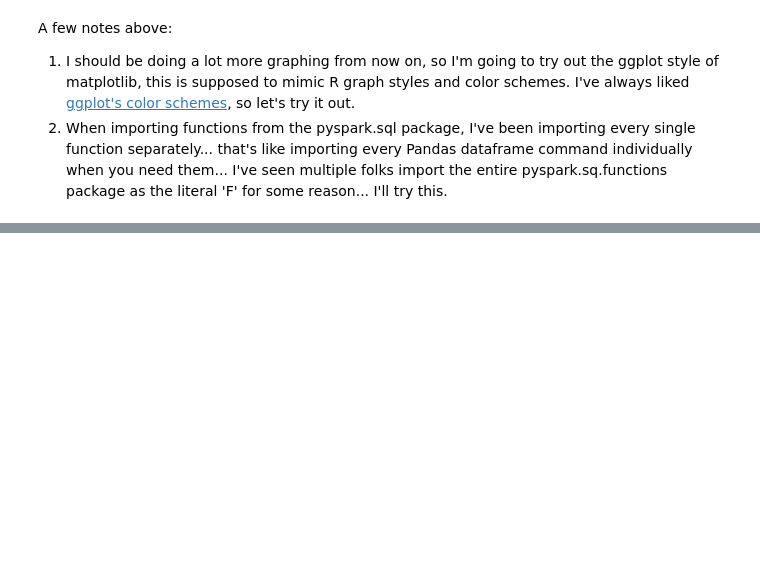
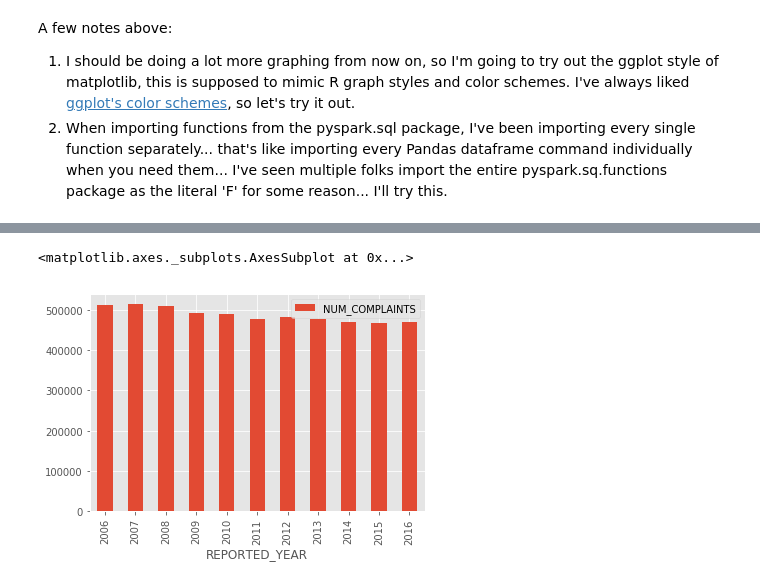
Before and after one commit to strikingmoose/nypd_complaints, a Jupyter notebook: notebook/10 - Data Exploration (Part V - Exploration & Analysis).ipynb, the cells around one changed output, grey strips where cells are left out. Cells and saved outputs as stored; diff of their text form; code cells hidden in the pictures; blank space fills up the shorter version.

```diff
--- a/notebook/10 - Data Exploration (Part V - Exploration & Analysis).ipynb
+++ b/notebook/10 - Data Exploration (Part V - Exploration & Analysis).ipynb
@@ -111,0 +145,7 @@ result.sort_values('YEAR')
+# %%
+report_result = %read_sql \
+SELECT \
+    REPORTED_DATE_TIMESTAMP_YEAR as REPORTED_YEAR, \
+    COUNT(*) as NUM_COMPLAINTS \
+FROM df \
+GROUP BY REPORTED_DATE_TIMESTAMP_YEAR
@@ -111,0 +154,6 @@ result.sort_values('YEAR')
+# %%
+# Plot number of complaints per year
+report_result.sort_values('REPORTED_YEAR').plot(kind = 'bar', x = 'REPORTED_YEAR', y = 'NUM_COMPLAINTS')
+# %% [output]
+<matplotlib.axes._subplots.AxesSubplot at 0x...>
+[figure, added]
```
Also changed, not shown: parts of 54 cells of this notebook, 2 other files.
